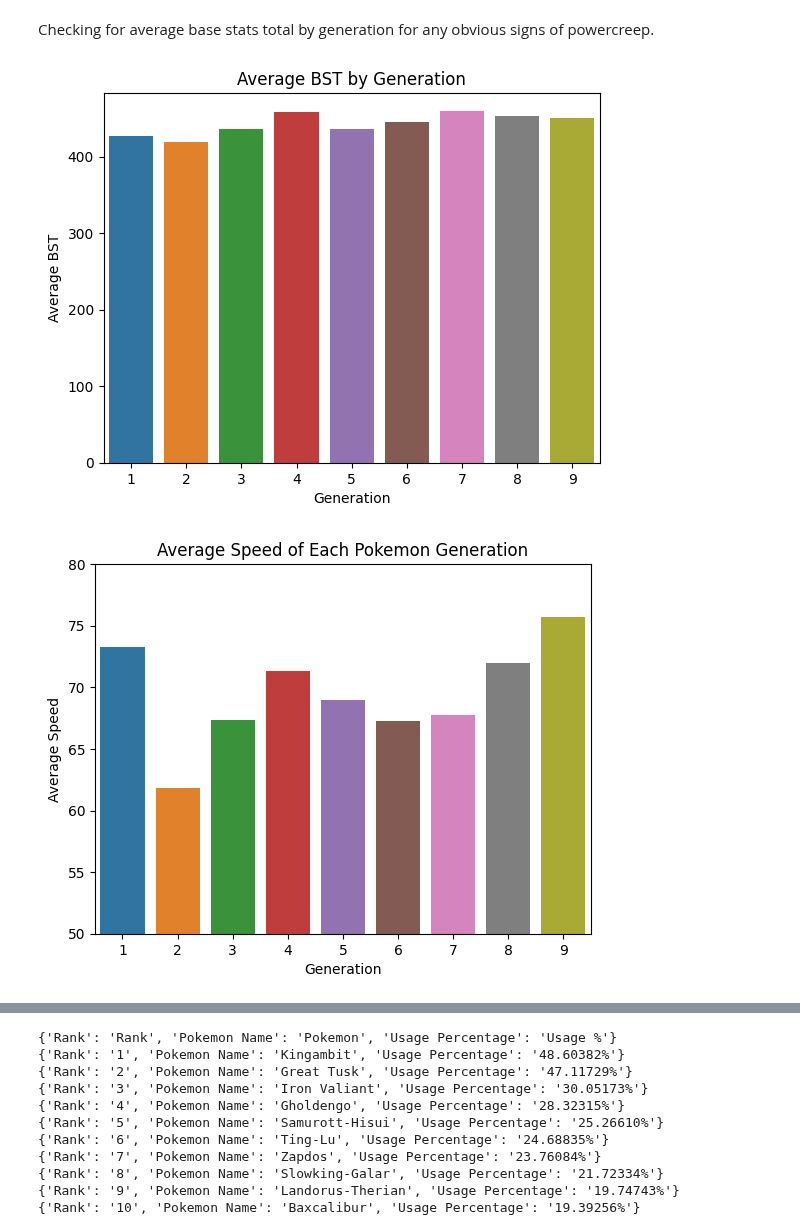
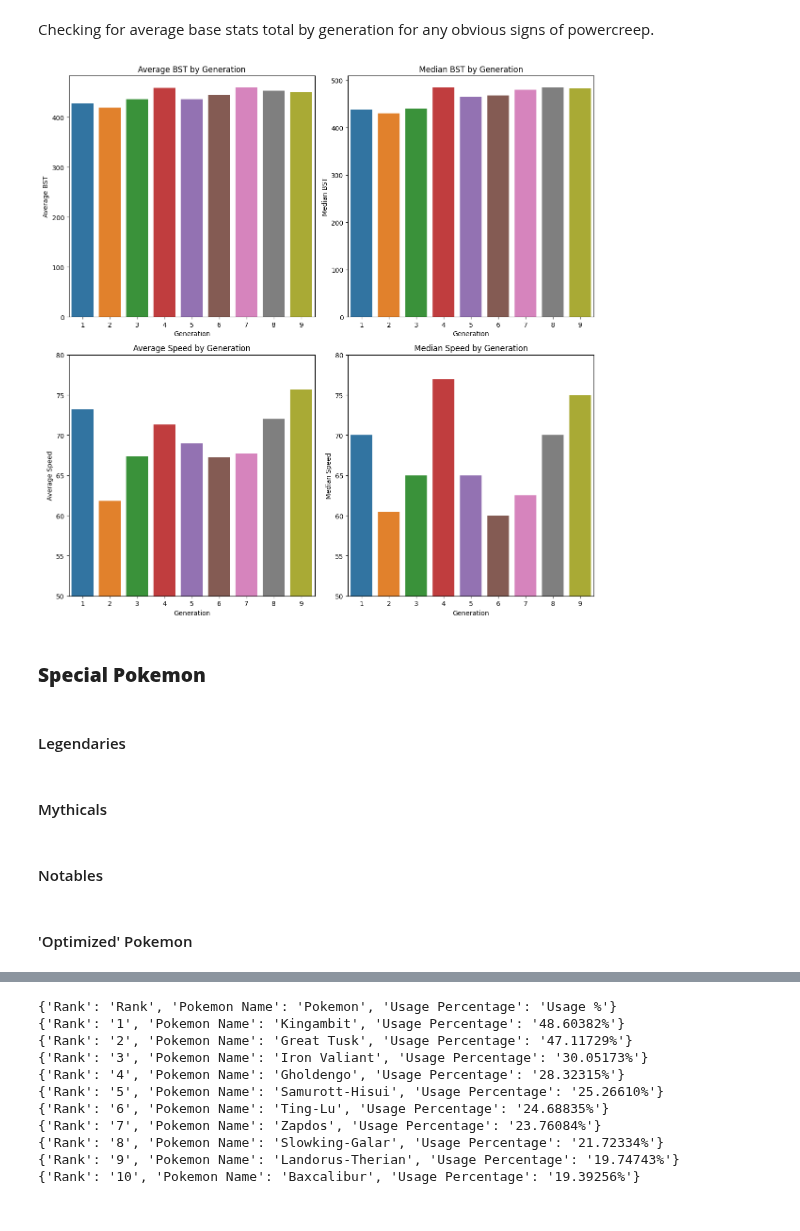
Before and after one commit to AryanSunkersett/Pokemon-Powercreep-EDA, a Jupyter notebook: pokemon-powercreep-eda.ipynb, the cells around one changed output, grey strips where cells are left out. Cells and saved outputs as stored; diff of their text form; code cells hidden in the pictures.

```diff
--- a/pokemon-powercreep-eda.ipynb
+++ b/pokemon-powercreep-eda.ipynb
@@ -168,20 +171,52 @@ With that, we have finished verifying the accuracy of our dataset. Note that mis
 # %% [markdown]
 Checking for average base stats total by generation for any obvious signs of powercreep.
 # %%
-sns.barplot(x='Generation', y='BST', errorbar = None, data=pokedf)
-plt.title("Average BST by Generation")
-plt.xlabel("Generation")
-plt.ylabel("Average BST")
+# create a figure with a 2x2 grid to display all subplots
+fig, axes = plt.subplots(2, 2, figsize=(12, 12))
+
+# plot the average BST by generation on the first subplot
+sns.barplot(x = 'Generation', y = 'BST', errorbar = None, data = pokedf, ax = axes[0, 0])
+axes[0, 0].set_title("Average BST by Generation")
+axes[0, 0].set_xlabel("Generation")
+axes[0, 0].set_ylabel("Average BST")
+
+# plot the average Speed by generation on the second subplot
+# y-axis is limited because even a small speed difference makes a large difference in a Pokemon's power
+# speed margin doesn't matter when deciding who moves first, so essentially losing in speed in a 5 vs 100 scenario is equally as bad as losing in speed in a 99 vs 100 scenario
+sns.barplot(x = 'Generation', y = 'Speed', errorbar = None, data = pokedf, ax = axes[1, 0])
+axes[1, 0].set_title("Average Speed by Generation")
+axes[1, 0].set_xlabel("Generation")
+axes[1, 0].set_ylabel("Average Speed")
+axes[1, 0].set_ylim(50, 80)
+
+# plot the median BST by generation on the third subplot
+sns.barplot(x = 'Generation', y = 'BST', estimator = np.median, errorbar = None, data = pokedf, ax = axes[0, 1])
+axes[0, 1].set_title("Median BST by Generation")
+axes[0, 1].set_xlabel("Generation")
+axes[0, 1].set_ylabel("Median BST")
+
+# plot the median Speed by generation on the fourth subplot
+# same reasoning with the y-axis limits here
+sns.barplot(x = 'Generation', y = 'Speed', estimator = np.median, errorbar = None, data = pokedf, ax = axes[1, 1])
+axes[1, 1].set_title("Median Speed by Generation")
+axes[1, 1].set_xlabel("Generation")
+axes[1, 1].set_ylabel("Median Speed")
+axes[1, 1].set_ylim(50, 80)
+
+# Adjust the spacing between subplots
+plt.tight_layout()
+
+# Show the plots
 plt.show()
-
-# speed barplot, y-axis is limited because even a small speed difference makes a large difference in a Pokemon's power
-# speed margin doesn't matter when deciding who moves first, so essentially losing in speed in a 5 vs 100 scenario is equally as bad as losing in speed in a 99 vs 100 scenario
-sns.barplot(x = 'Generation', y = 'Speed', errorbar = None, data = pokedf)
-plt.title("Average Speed of Each Pokemon Generation")
-plt.xlabel("Generation")
-plt.ylabel("Average Speed")
-plt.ylim(50, 80)
-plt.show()
 # %% [output]
-[figure, old version]
+[figure, new version]
-[figure, removed]
+# %% [markdown]
+### **Special Pokemon**
+# %% [markdown]
+#### Legendaries
+# %% [markdown]
+#### Mythicals
+# %% [markdown]
+#### Notables
+# %% [markdown]
+#### 'Optimized' Pokemon
```
Also changed, not shown: parts of 8 cells of this notebook, 1 other file.
